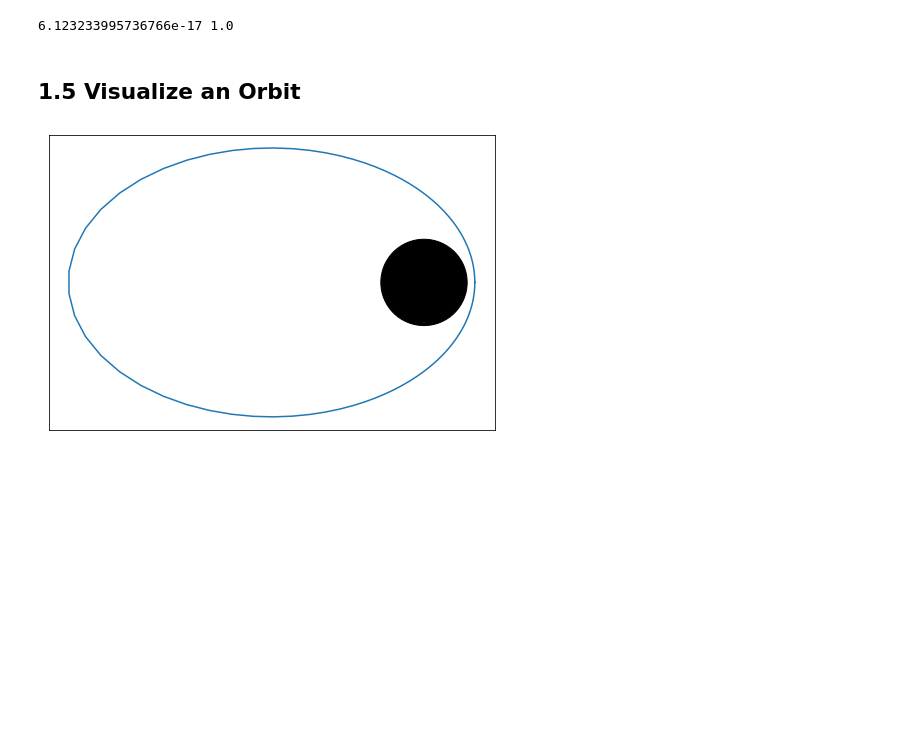
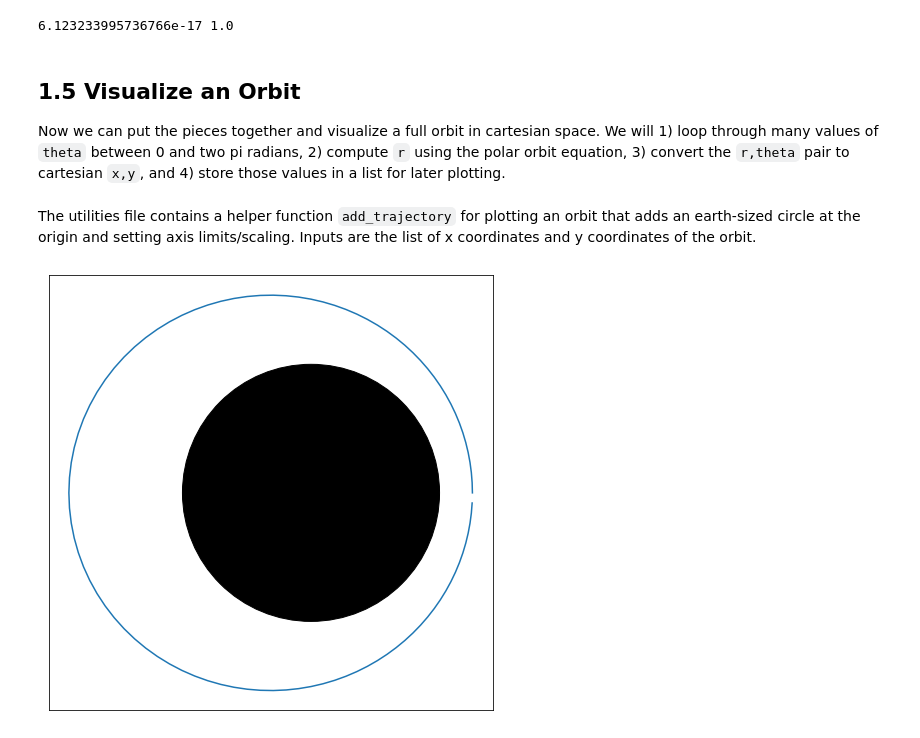
Before and after one commit to pdav5883/orbit-learning, a Jupyter notebook: L1_OrbitShape.ipynb, the cells around one changed output. Saved outputs shown, nothing was run; the diff lists cells and outputs as text; code cells hidden in the pictures; blank space fills up the shorter version.

```diff
--- a/L1_OrbitShape.ipynb
+++ b/L1_OrbitShape.ipynb
@@ -106,10 +119,30 @@ print(x, y)
 6.123233995736766e-17 1.0
 # %% [markdown]
 ## 1.5 Visualize an Orbit
+Now we can put the pieces together and visualize a full orbit in cartesian space. We will 1) loop through many values of `theta` between 0 and two pi radians, 2) compute `r` using the polar orbit equation, 3) convert the `r,theta` pair to cartesian `x,y`, and 4) store those values in a list for later plotting.
-# %%
-x, y = utils.compute_complete_orbit(30000000, 0.75, 100)
+# %%
+# variables you can change
+a = 10000000
+e = 0.2
+N = 100 # number of theta values to plot
+
+# these are empty lists that we will append data to in the loop below
+x_list = []
+y_list = []
+
+# the for loop steps through each value of i from 0 to 99
+for i in range(N):
+    theta = i * 2 * math.pi / N
+    r = compute_orbit_radius(a, e, theta)
+
+    x, y = convert_polar_to_cartesian(r, theta)
+
+    x_list.append(x)
+    y_list.append(y)
+# %% [markdown]
+The utilities file contains a helper function `add_trajectory` for plotting an orbit that adds an earth-sized circle at the origin and setting axis limits/scaling. Inputs are the list of x coordinates and y coordinates of the orbit.
 # %%
-ax = utils.add_trajectory(x, y)
+ax = utils.add_trajectory(x_list, y_list)
 # %% [output]
-[figure, old version]
+[figure, new version]
 # %% [markdown]
```
Also changed, not shown: parts of 10 cells of this notebook, 1 other file.
